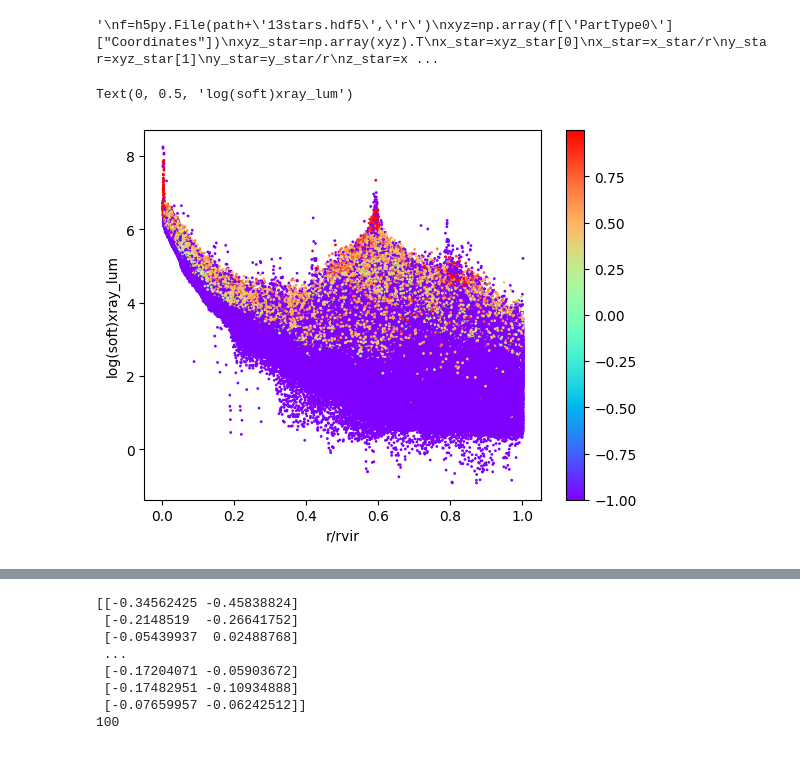
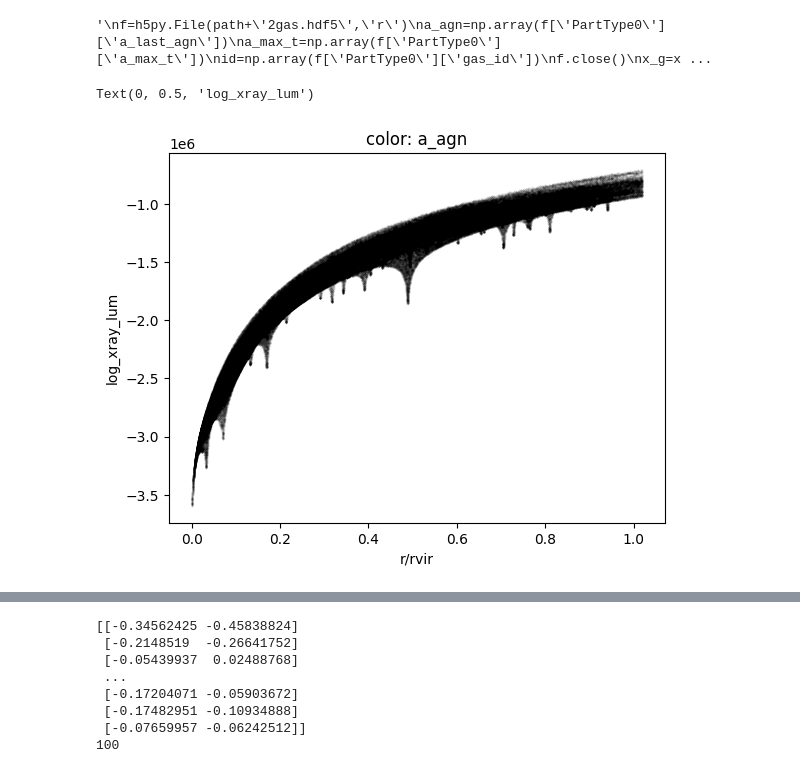
Before and after one commit to yjqqyjq/code, a Jupyter notebook: profile_from_hdf5.ipynb, the cells around one changed output, grey strips where cells are left out. Saved outputs shown, nothing was run; the diff lists cells and outputs as text; code cells hidden in the pictures.

```diff
--- a/profile_from_hdf5.ipynb
+++ b/profile_from_hdf5.ipynb
@@ -8,41 +8,56 @@ from scipy.spatial.transform import Rotation as Ro
 from pathlib import Path
 from PIL import Image
 #xray_lum offset>0.2:2.,  13.,  21.,  50.,  64.,  66.,  82., 105
-path="/home/jyang/data/Flamingo/L0200N0360/halo_particles/"
+path="/home/jyang/data/Flamingo/L0200N0360/halo_particles_recenter/"
 
 
-f=h5py.File(path+'1.hdf5','r')
+f=h5py.File(path+'32.hdf5','r')
 
-Coord_g=np.array(f['PartType1']["Coordinates"])
-
-Coord_dm=f['PartType2']["Coordinates"]
+Coord_g=np.array(f['PartType0']["Coordinates"])
+Coord_s=np.array(f['PartType2']["Coordinates"])
+Coord_dm=f['PartType1']["Coordinates"]
+star_lum=np.array(f['PartType2']['lum_gamaz'])
 xyz_dm=np.array(Coord_dm).T
+xyz_s=np.array(Coord_s).T
 xyz_g=np.array(Coord_g).T
 
-xray_lum=np.array(f['PartType1']['xray_lum_erosita_low'])+np.array(f['PartType1']['xray_lum_erosita_high'])
+p=np.array(f['PartType1']['potentials'])
+xray_lum=np.array(f['PartType0']['xray_lum_erosita_low'])+np.array(f['PartType0']['xray_lum_erosita_high'])
+pg=np.array(f['PartType0']['potentials'])
+ps=np.array(f['PartType2']['potentials'])
 #xray_lum=np.array(f['PartType1']['xray_lum_rosat'])
 #T=np.array(f['PartType1']['temperatures'])
 f.close()
-f=h5py.File(path+'1gas.hdf5','r')
+x_dm=xyz_dm[0]
+r=np.max(x_dm)
+r_dm=np.sqrt(xyz_dm[0]**2+xyz_dm[1]**2+xyz_dm[2]**2)/r
+x_g=xyz_g[0]/r
+y_g=xyz_g[1]/r
+z_g=xyz_g[2]/r
+r_g=np.sqrt(x_g**2+y_g**2+z_g**2)
+r_s=np.sqrt(xyz_s[0]**2+xyz_s[1]**2+xyz_s[2]**2)/r
+'''
+f=h5py.File(path+'2gas.hdf5','r')
 a_agn=np.array(f['PartType0']['a_last_agn'])
 a_max_t=np.array(f['PartType0']['a_max_t'])
 id=np.array(f['PartType0']['gas_id'])
 f.close()
+x_g=xyz_g[0]/r
+y_g=xyz_g[1]/r
+z_g=xyz_g[2]/r
+r_g=np.sqrt(x_g**2+y_g**2+z_g**2)
+f=h5py.File(path+'2test.hdf5','r')
+p=np.array(f['PartType0']['dm_potentials'])
 
-data=sw.load("/../../mnt/su3-pro/flamingo/L0200N0720/snapshots/flamingo_0008/flamingo_0008.hdf5")
-mask=np.isin(np.array(data.gas.particle_ids),id)
-value=np.array(data.gas.potentials)[mask]
+f.close()
 
 
-data=value
 
-x_dm=xyz_dm[0]
-r=np.max(x_dm)
-
-'''
-f=h5py.File(path+'13stars.hdf5','r')
+f=h5py.File(path+'80stars.hdf5','r')
 xyz=np.array(f['PartType0']["Coordinates"])
 xyz_star=np.array(xyz).T
+star_lum=np.array(f['PartType0']['lum_gamaz'])
+star_potential=np.array(f['PartType0']['star_potentials'])
 x_star=xyz_star[0]
 x_star=x_star/r
 y_star=xyz_star[1]
@@ -51,7 +66,8 @@ z_star=xyz_star[2]
 z_star=z_star/r
 r_star=np.sqrt(x_star**2+y_star**2+z_star**2)
 f.close()
-print(r)
+
+
 xm=x_g[xray_lum==np.max(xray_lum)][0]
 ym=y_g[xray_lum==np.max(xray_lum)][0]
 zm=z_g[xray_lum==np.max(xray_lum)][0]
@@ -74,27 +90,29 @@ y=((1-max_position[0]/pixel_x)-0.5)*2
 print(x,y,xlum_m[0],xlum_m[1],xlum_m[2])
 '''
 # %% [output]
-'\nf=h5py.File(path+\'13stars.hdf5\',\'r\')\nxyz=np.array(f[\'PartType0\']["Coordinates"])\nxyz_star=np.array(xyz).T\nx_star=xyz_star[0]\nx_star=x_star/r\ny_star=xyz_star[1]\ny_star=y_star/r\nz_star=x ...
+'\nf=h5py.File(path+\'2gas.hdf5\',\'r\')\na_agn=np.array(f[\'PartType0\'][\'a_last_agn\'])\na_max_t=np.array(f[\'PartType0\'][\'a_max_t\'])\nid=np.array(f[\'PartType0\'][\'gas_id\'])\nf.close()\nx_g=x ...
 # %%
-x_g=xyz_g[0]/r
-y_g=xyz_g[1]/r
-z_g=xyz_g[2]/r
-r_g=np.sqrt(x_g**2+y_g**2+z_g**2)
+
 import matplotlib.pyplot as plt
 from matplotlib import colors
 title="M>1e14"
 boxused="/Flamingo/L0200N0720/"
 #  x=np.append(x_dm[i],x_g[i])
 #  y=np.append(y_dm[i],y_g[i])
 fig = plt.figure()
 ax=plt.subplot(1,1,1)
-B=xray_lum
-sc=ax.scatter(r_g,np.log10(B),c=a_agn,s=1,alpha=1,cmap='rainbow')
-#ax.scatter(r_g[xray_lum==0],np.log10(T[xray_lum==0]),c='black',s=0.1,alpha=0.1)
+mask=(star_lum<10**6.5)
+ax.scatter(r_dm,p,s=0.1,alpha=0.1,c='black')
+#sc=ax.scatter(r_s[mask],ps[mask],s=0.2,alpha=0.2,cmap='rainbow',c=np.log10(star_lum[mask]))
+
+#ax.scatter(r_dm[r_dm<0.1],p[r_dm<0.1],s=0.1,alpha=0.5)
+#ax.scatter(xyz_dm[0][r_dm<0.03],xyz_dm[1][r_dm<0.03],s=0.1,alpha=0.5)
+#print(r_dm[p==np.min(p)])
 plt.colorbar(sc)
 #ax.plot(np.sqrt(x**2+y**2),np.log10(0.1),marker='o')
 ax.set_xlabel("r/rvir")
-ax.set_ylabel("log(soft)xray_lum")
+ax.set_title("color: a_agn")
+ax.set_ylabel("log_xray_lum")
 # %% [output]
-Text(0, 0.5, 'log(soft)xray_lum')
+Text(0, 0.5, 'log_xray_lum')
-[figure, old version]
+[figure, new version]
```
Also changed, not shown: parts of 8 cells of this notebook, 10 other files.
